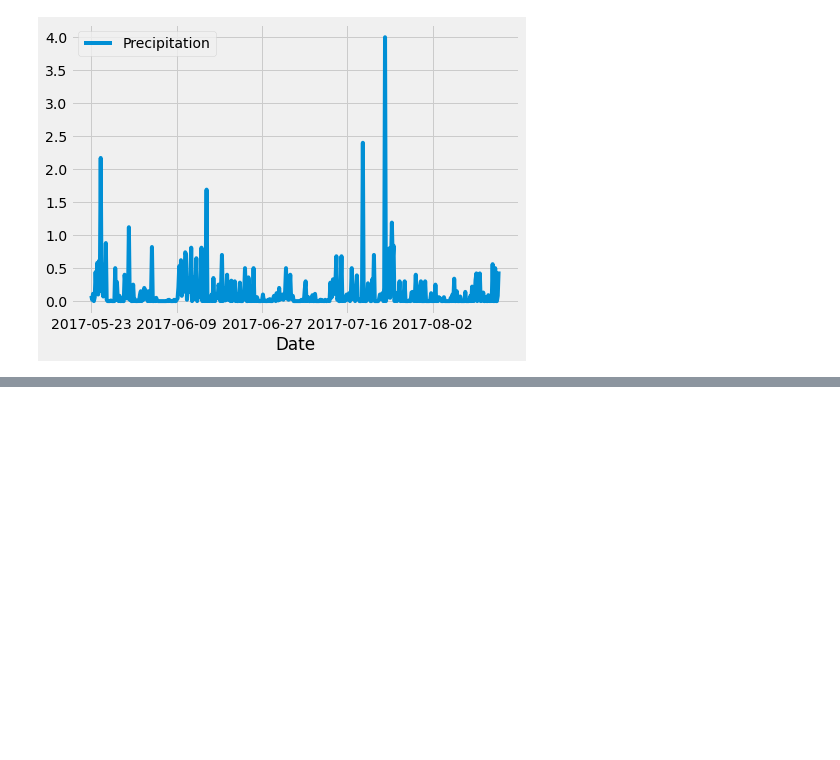
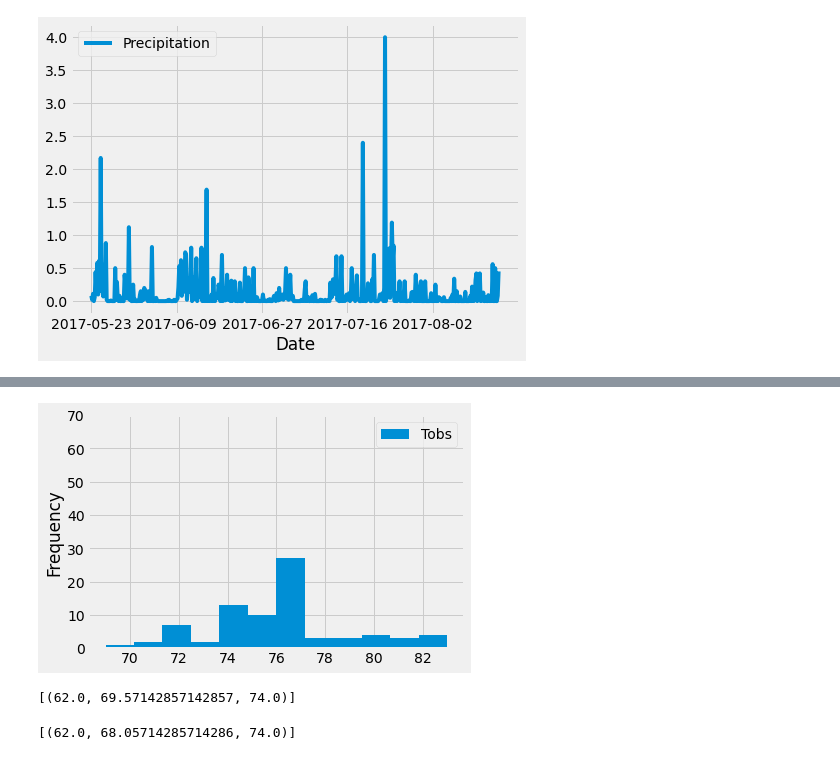
Before and after one commit to longhorn2000/sqlalchemy-challenge, a Jupyter notebook: Surf_Up.ipynb, the cells around one changed output, grey strips where cells are left out. Drawn from its saved outputs; the diff is of its cells as text; code cells hidden in the pictures; blank space fills up the shorter version.

```diff
--- a/Surf_Up.ipynb
+++ b/Surf_Up.ipynb
@@ -131,0 +184,11 @@ plt.savefig('Precipitation.png')
+# %%
+# year_temp = session.query(Measurement.tobs).\
+#     filter(Measurement.date >= year_ago, Measurement.station == high_temp_station).\
+#     order_by(Measurement.tobs).all()
+
+year_temp = session.query(Measurement.tobs).\
+      filter(Measurement.date >= year_ago, Measurement.station == 'USC00519281').\
+      order_by(Measurement.tobs).all()
+# %%
+df1 = pd.DataFrame(year_temp, columns=['Tobs'])
+df1.head()
@@ -131,0 +202,38 @@ plt.savefig('Precipitation.png')
+# %%
+bins = 12
+df1.plot.hist(year_temp,bins)
+plt.ylim(0,70)
+plt.savefig('station-histogram.png')
+# %% [output]
+[figure, added]
+# %%
+# This function called `calc_temps` will accept start date and end date in the format '%Y-%m-%d'
+# and return the minimum, average, and maximum temperatures for that range of dates
+def calc_temps(start_date, end_date):
+    """TMIN, TAVG, and TMAX for a list of dates.
+
+    Args:
+        start_date (string): A date string in the format %Y-%m-%d
+        end_date (string): A date string in the format %Y-%m-%d
+
+    Returns:
+        TMIN, TAVE, and TMAX
+    """
+
+    return session.query(func.min(Measurement.tobs), func.avg(Measurement.tobs), func.max(Measurement.tobs)).\
+        filter(Measurement.date >= start_date).filter(Measurement.date <= end_date).all()
+
+# function usage example
+print(calc_temps('2012-02-28', '2012-03-05'))
+# %% [output]
+[(62.0, 69.57142857142857, 74.0)]
+# %%
+# for your trip using the previous year's data for those same dates.
+prev_year_start = dt.date(2018,1,1) - dt.timedelta(days= 365)
+# print(prev_year_start)
+prev_year_end = prev_year_start + dt.timedelta(days = 5)
+#print(prev_year_end)
+calc_temp = calc_temps(prev_year_start,prev_year_end)
+print(calc_temp)
+# %% [output]
+[(62.0, 68.05714285714286, 74.0)]
```
Also changed, not shown: parts of 8 cells of this notebook.
